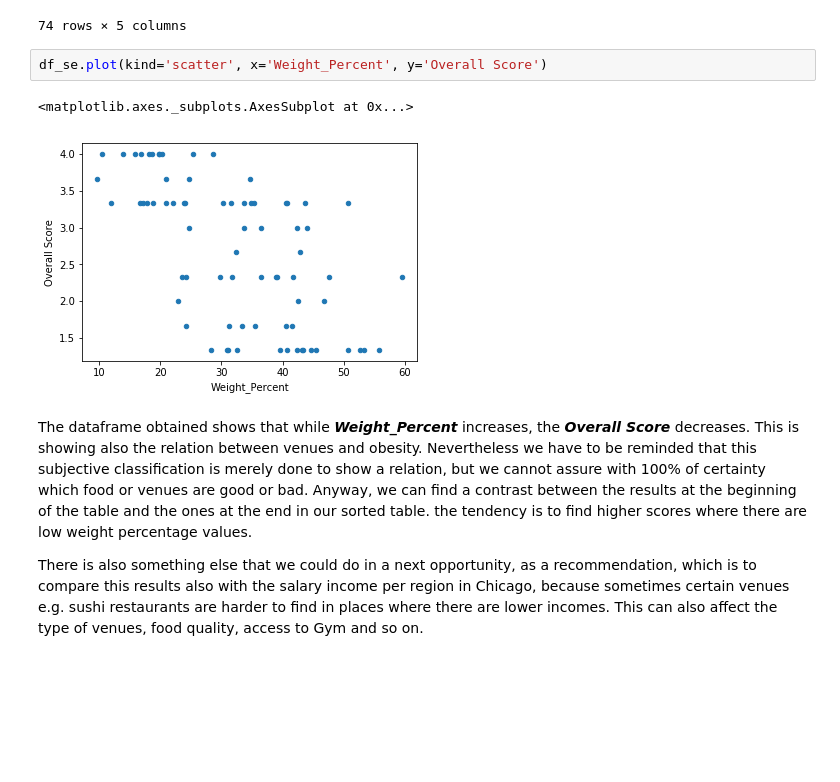
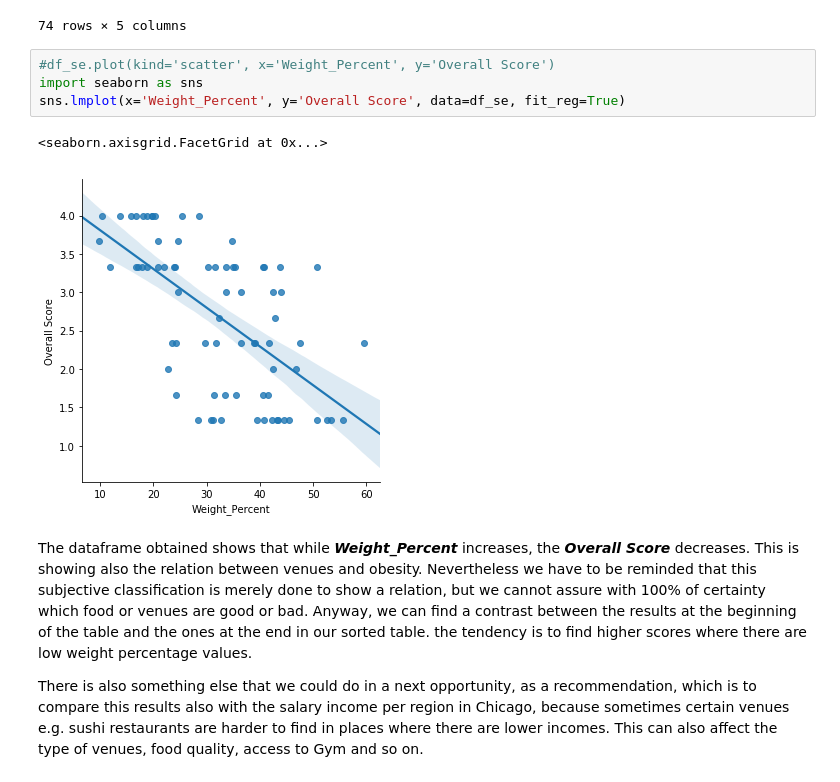
Before and after one commit to katelunae/Obesity_Chicago_Venues, a Jupyter notebook: Obesity_In_Chicago_and_its_relation_with_their_venues.ipynb, the cells around one changed output. Drawn from its saved outputs; the diff is of its cells as text; blank space fills up the shorter version.

```diff
--- a/Obesity_In_Chicago_and_its_relation_with_their_venues.ipynb
+++ b/Obesity_In_Chicago_and_its_relation_with_their_venues.ipynb
@@ -1449,10 +1449,12 @@ df_se.sort_values(by='Weight_Percent')
 | ARCHER HEIGHTS | 59.5 | 2 | 3 | 2 | 2.333333 |
 74 rows × 5 columns
 # %%
-df_se.plot(kind='scatter', x='Weight_Percent', y='Overall Score')
+#df_se.plot(kind='scatter', x='Weight_Percent', y='Overall Score')
+import seaborn as sns
+sns.lmplot(x='Weight_Percent', y='Overall Score', data=df_se, fit_reg=True)
 # %% [output]
-<matplotlib.axes._subplots.AxesSubplot at 0x...>
+<seaborn.axisgrid.FacetGrid at 0x...>
-[figure, old version]
+[figure, new version]
 # %% [markdown]
 The dataframe obtained shows that while ***Weight_Percent*** increases, the ***Overall Score*** decreases. This is showing also the relation between venues and obesity. Nevertheless we have to be reminded that this subjective classification is merely done to show a relation, but we cannot assure with 100% of certainty which food or venues are good or bad. Anyway, we can find a contrast between the results at the beginning of the table and the ones at the end in our sorted table. the tendency is to find  higher scores where there are low weight percentage values.
 
```
Also changed, not shown: 1 other file.
